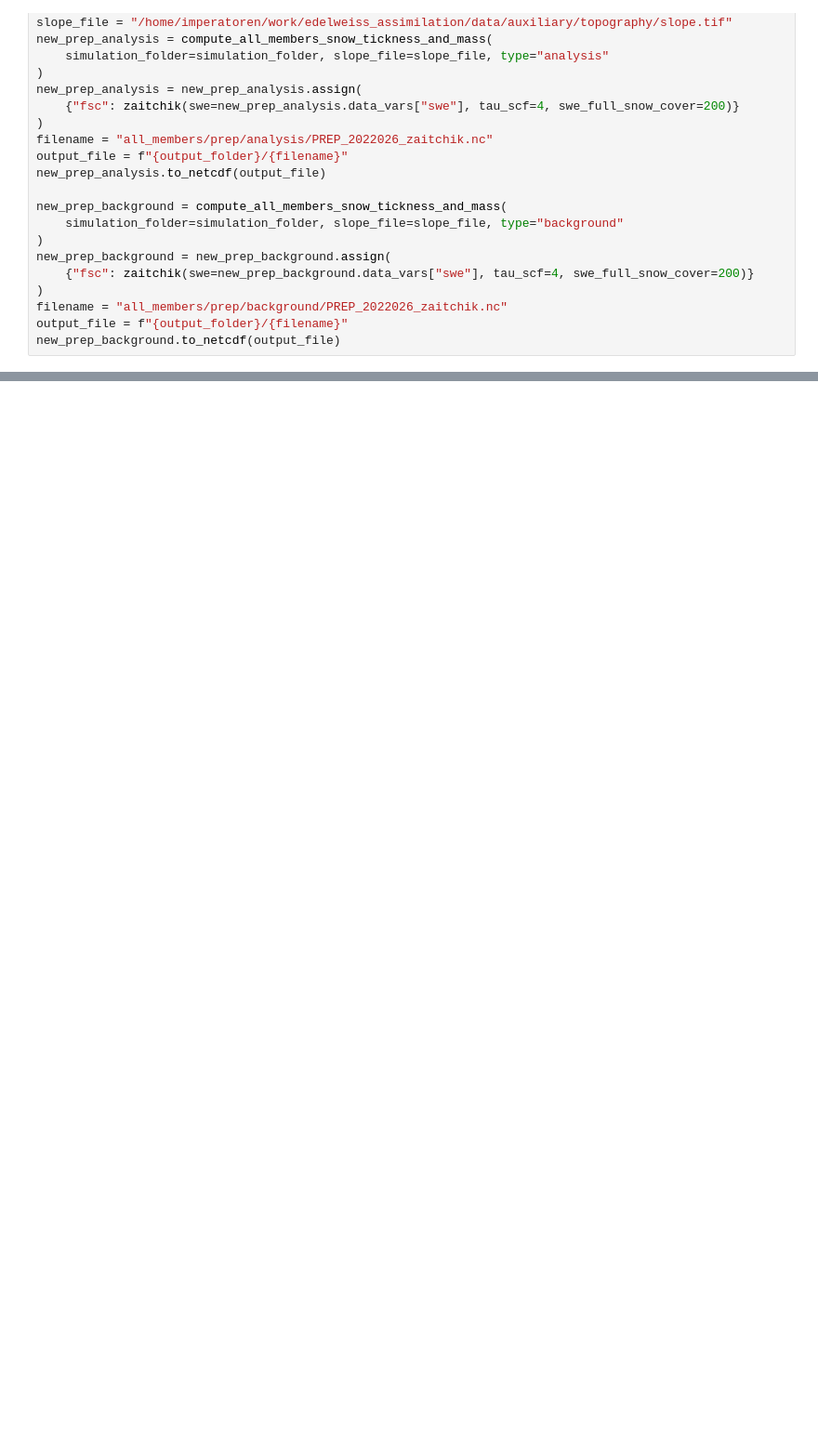
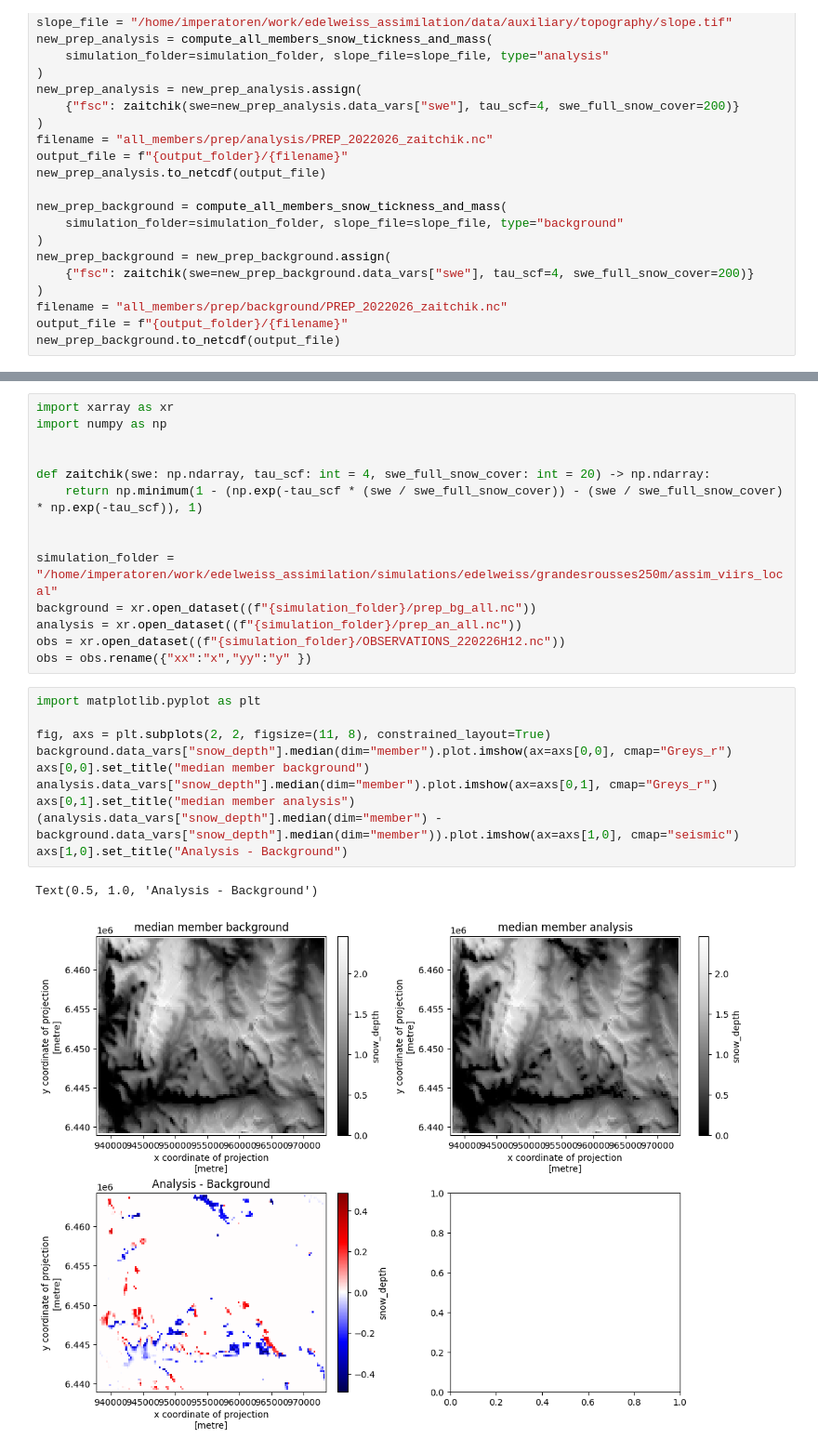
Before and after one commit to nicolaimpe/edelassim, a Jupyter notebook: notebooks/postprocess_edelweiss.ipynb, the cells around one changed output, grey strips where cells are left out. Shown at 93% size. Drawn from its saved outputs; the diff is of its cells as text; blank space fills up the shorter version.

```diff
--- a/notebooks/postprocess_edelweiss.ipynb
+++ b/notebooks/postprocess_edelweiss.ipynb
@@ -52,0 +130,27 @@ new_prep_background.to_netcdf(output_file)
+# %%
+import xarray as xr
+import numpy as np
+
+
+def zaitchik(swe: np.ndarray, tau_scf: int = 4, swe_full_snow_cover: int = 20) -> np.ndarray:
+    return np.minimum(1 - (np.exp(-tau_scf * (swe / swe_full_snow_cover)) - (swe / swe_full_snow_cover) * np.exp(-tau_scf)), 1)
+
+
+simulation_folder = "/home/imperatoren/work/edelweiss_assimilation/simulations/edelweiss/grandesrousses250m/assim_viirs_local"
+background = xr.open_dataset((f"{simulation_folder}/prep_bg_all.nc"))
+analysis = xr.open_dataset((f"{simulation_folder}/prep_an_all.nc"))
+obs = xr.open_dataset((f"{simulation_folder}/OBSERVATIONS_220226H12.nc"))
+obs = obs.rename({"xx":"x","yy":"y" })
+# %%
+import matplotlib.pyplot as plt
+
+fig, axs = plt.subplots(2, 2, figsize=(11, 8), constrained_layout=True)
+background.data_vars["snow_depth"].median(dim="member").plot.imshow(ax=axs[0,0], cmap="Greys_r")
+axs[0,0].set_title("median member background")
+analysis.data_vars["snow_depth"].median(dim="member").plot.imshow(ax=axs[0,1], cmap="Greys_r")
+axs[0,1].set_title("median member analysis")
+(analysis.data_vars["snow_depth"].median(dim="member") - background.data_vars["snow_depth"].median(dim="member")).plot.imshow(ax=axs[1,0], cmap="seismic")
+axs[1,0].set_title("Analysis - Background")
+# %% [output]
+Text(0.5, 1.0, 'Analysis - Background')
+[figure, added]
```
Also changed, not shown: parts of 9 cells of this notebook, 5 other files.
